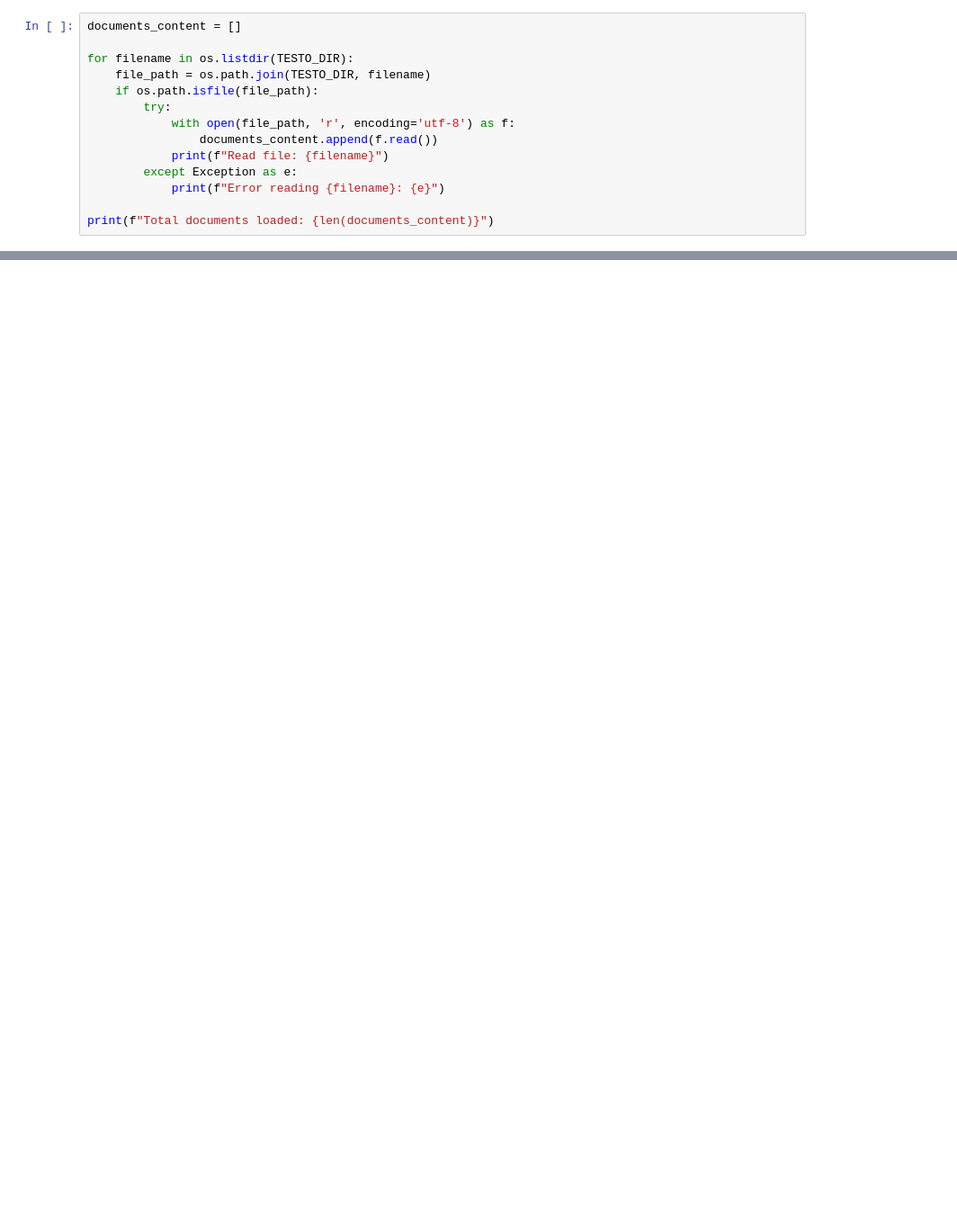
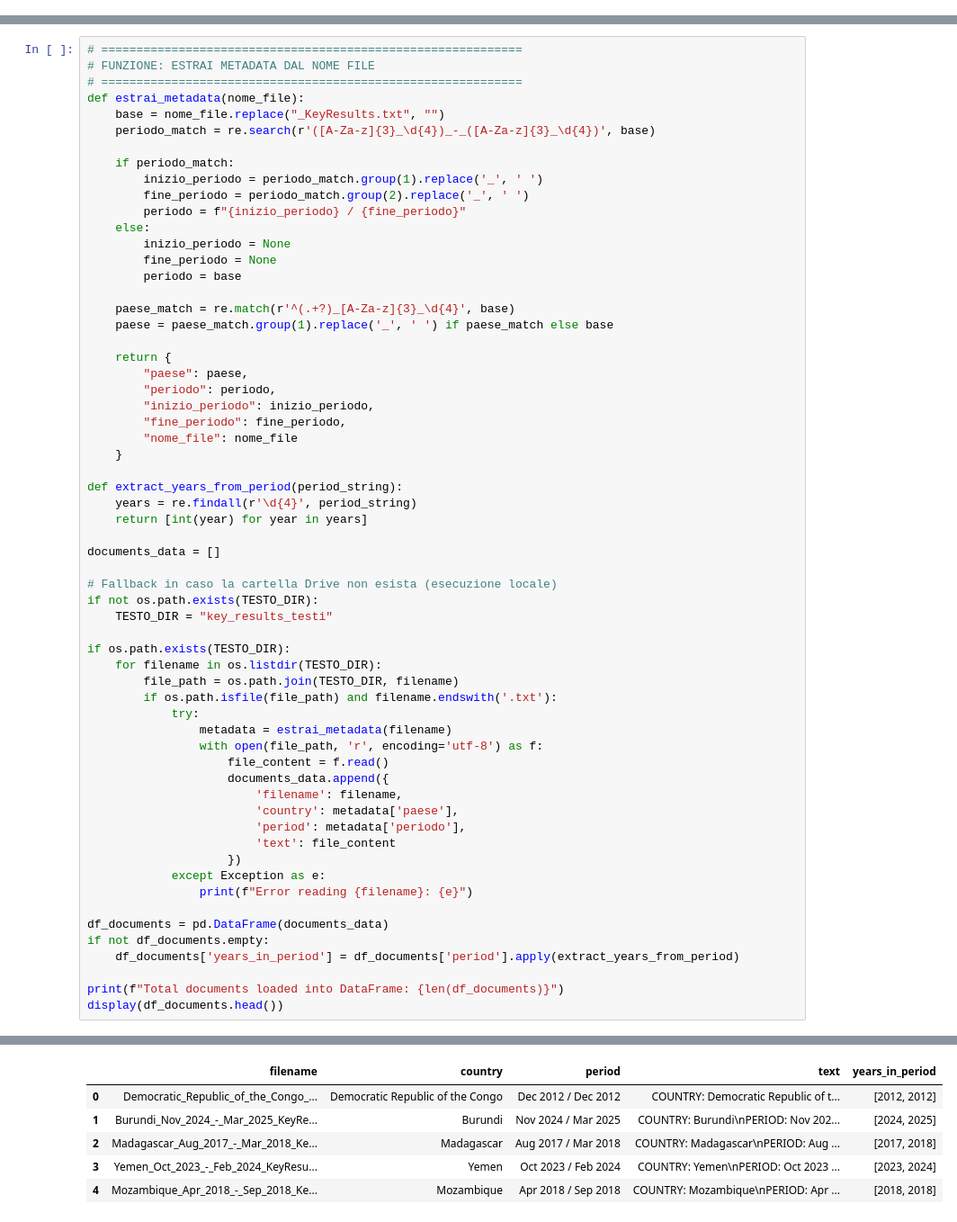
Before and after one commit to Federicomartinelli99/HERO, a Jupyter notebook: hero_v6/NLP/NLP.ipynb, the cells around one changed output, grey strips where cells are left out. Shown at 90% size. Drawn from its saved outputs; the diff is of its cells as text; blank space fills up the shorter version.

```diff
--- a/hero_v6/NLP/NLP.ipynb
+++ b/hero_v6/NLP/NLP.ipynb
@@ -78,14 +0,0 @@ Ora leggeremo i documenti dalla directory `TESTO_DIR`. Assumeremo che i file sia
-# %%
-documents_content = []
-
-for filename in os.listdir(TESTO_DIR):
-    file_path = os.path.join(TESTO_DIR, filename)
-    if os.path.isfile(file_path):
-        try:
-            with open(file_path, 'r', encoding='utf-8') as f:
-                documents_content.append(f.read())
-            print(f"Read file: {filename}")
-        except Exception as e:
-            print(f"Error reading {filename}: {e}")
-
-print(f"Total documents loaded: {len(documents_content)}")
@@ -1008,0 +43,62 @@ for index, row in sample_docs.iterrows():
+# %%
+# ============================================================
+# FUNZIONE: ESTRAI METADATA DAL NOME FILE
+# ============================================================
+def estrai_metadata(nome_file):
+    base = nome_file.replace("_KeyResults.txt", "")
+    periodo_match = re.search(r'([A-Za-z]{3}_\d{4})_-_([A-Za-z]{3}_\d{4})', base)
+
+    if periodo_match:
+        inizio_periodo = periodo_match.group(1).replace('_', ' ')
+        fine_periodo = periodo_match.group(2).replace('_', ' ')
+        periodo = f"{inizio_periodo} / {fine_periodo}"
+    else:
+        inizio_periodo = None
+        fine_periodo = None
+        periodo = base
+
+    paese_match = re.match(r'^(.+?)_[A-Za-z]{3}_\d{4}', base)
+    paese = paese_match.group(1).replace('_', ' ') if paese_match else base
+
+    return {
+        "paese": paese,
+        "periodo": periodo,
+        "inizio_periodo": inizio_periodo,
+        "fine_periodo": fine_periodo,
+        "nome_file": nome_file
+    }
+
+def extract_years_from_period(period_string):
+    years = re.findall(r'\d{4}', period_string)
+    return [int(year) for year in years]
+
+documents_data = []
+
+# Fallback in caso la cartella Drive non esista (esecuzione locale)
+if not os.path.exists(TESTO_DIR):
+    TESTO_DIR = "key_results_testi"
+
+if os.path.exists(TESTO_DIR):
+    for filename in os.listdir(TESTO_DIR):
+        file_path = os.path.join(TESTO_DIR, filename)
+        if os.path.isfile(file_path) and filename.endswith('.txt'):
+            try:
+                metadata = estrai_metadata(filename)
+                with open(file_path, 'r', encoding='utf-8') as f:
+                    file_content = f.read()
+                    documents_data.append({
+                        'filename': filename,
+                        'country': metadata['paese'],
+                        'period': metadata['periodo'],
+                        'text': file_content
+                    })
+            except Exception as e:
+                print(f"Error reading {filename}: {e}")
+
+df_documents = pd.DataFrame(documents_data)
+if not df_documents.empty:
+    df_documents['years_in_period'] = df_documents['period'].apply(extract_years_from_period)
+
+print(f"Total documents loaded into DataFrame: {len(df_documents)}")
+display(df_documents.head())
+# %% [output]
@@ -1008,0 +106,6 @@ for index, row in sample_docs.iterrows():
+|  | filename | country | period | text | years_in_period |
+| 0 | Democratic_Republic_of_the_Congo_... | Democratic Republic of the Congo | Dec 2012 / Dec 2012 | COUNTRY: Democratic Republic of t... | [2012, 2012] |
+| 1 | Burundi_Nov_2024_-_Mar_2025_KeyRe... | Burundi | Nov 2024 / Mar 2025 | COUNTRY: Burundi\nPERIOD: Nov 202... | [2024, 2025] |
+| 2 | Madagascar_Aug_2017_-_Mar_2018_Ke... | Madagascar | Aug 2017 / Mar 2018 | COUNTRY: Madagascar\nPERIOD: Aug ... | [2017, 2018] |
+| 3 | Yemen_Oct_2023_-_Feb_2024_KeyResu... | Yemen | Oct 2023 / Feb 2024 | COUNTRY: Yemen\nPERIOD: Oct 2023 ... | [2023, 2024] |
+| 4 | Mozambique_Apr_2018_-_Sep_2018_Ke... | Mozambique | Apr 2018 / Sep 2018 | COUNTRY: Mozambique\nPERIOD: Apr ... | [2018, 2018] |
```
Also changed, not shown: parts of 77 cells of this notebook.
